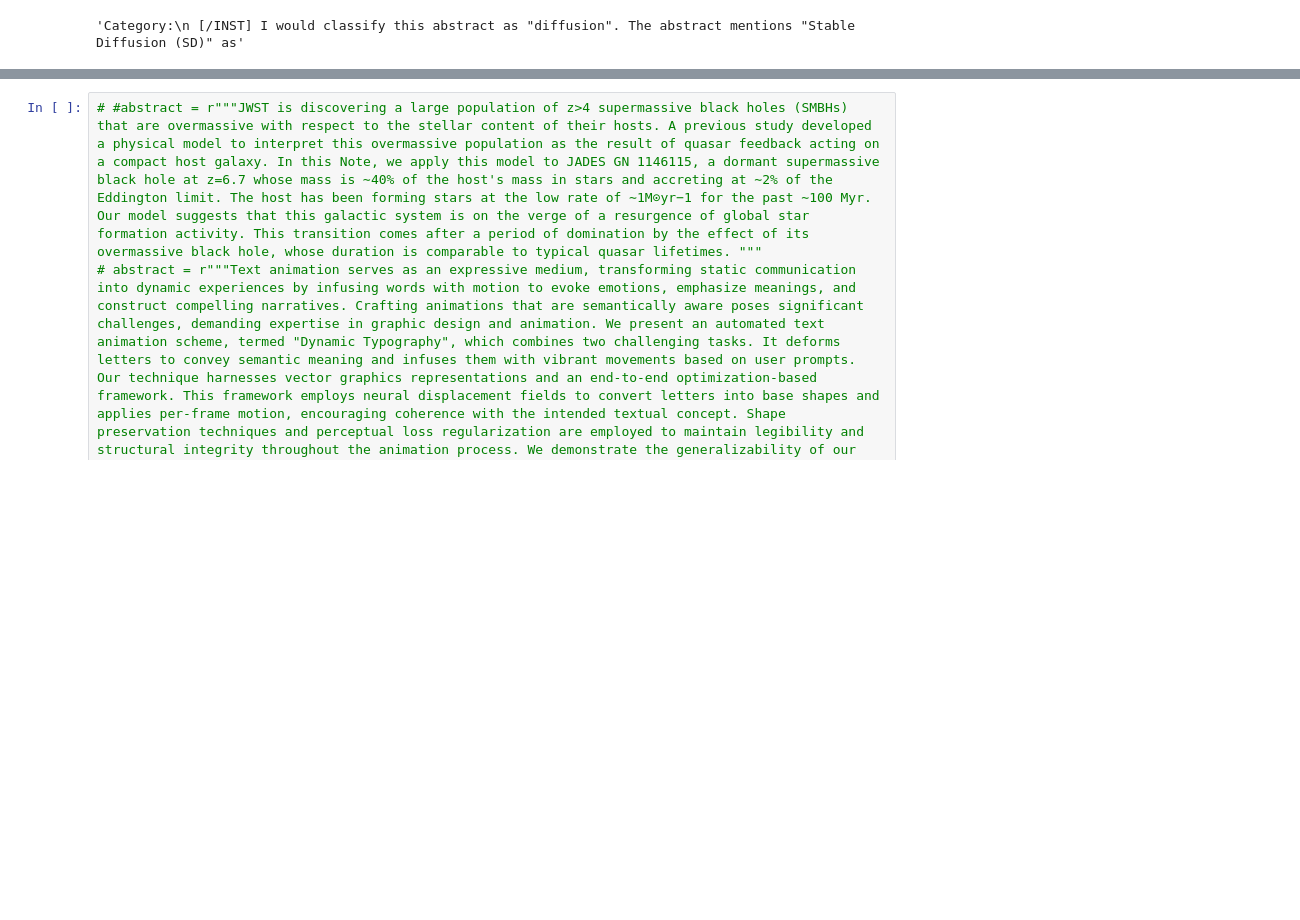
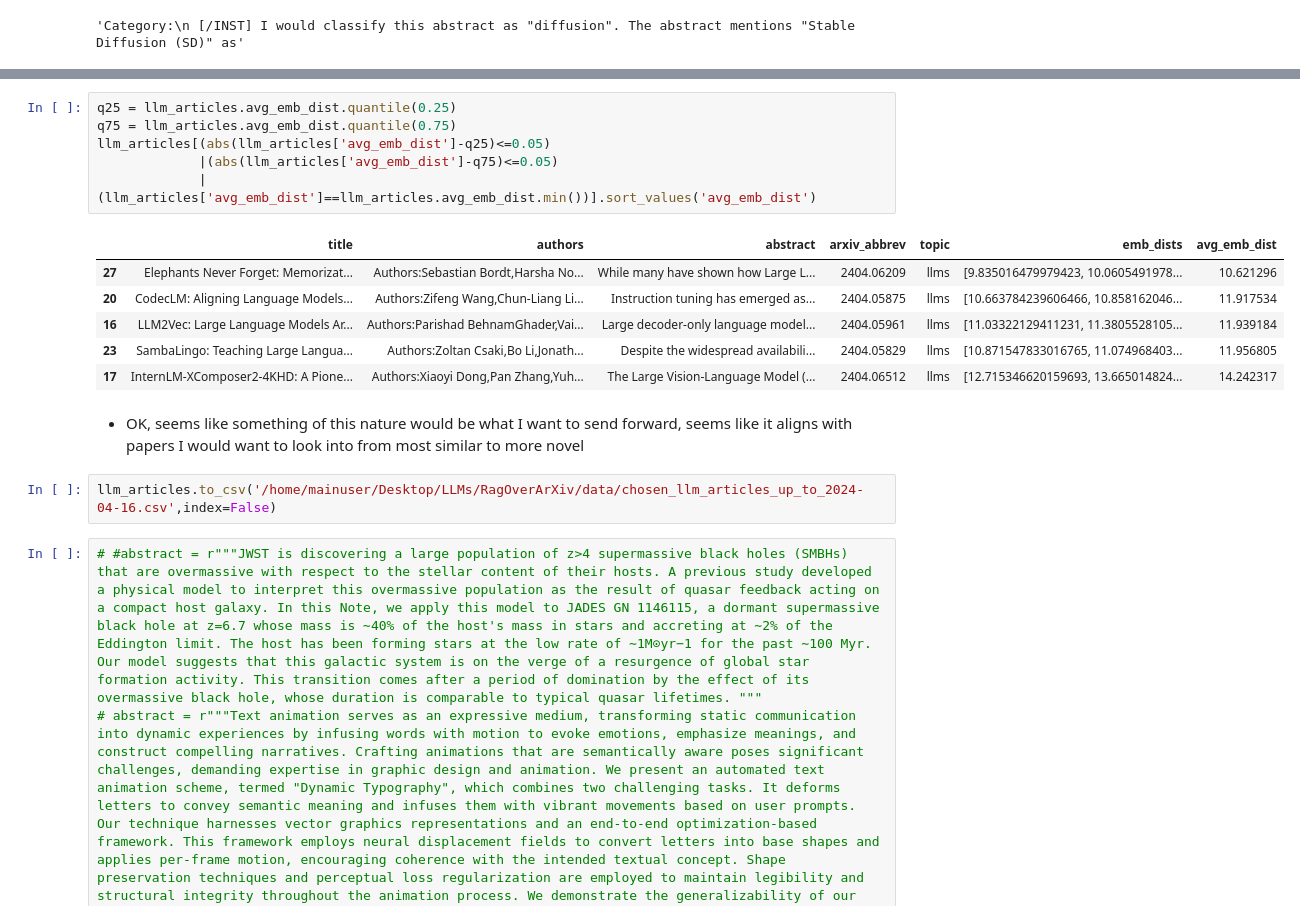
Before and after one commit to dapopov-st/arXiv-llms-assistant, a Jupyter notebook: nbs/make_embeds.ipynb, the cells around one changed output, grey strips where cells are left out. Cells and saved outputs as stored; diff of their text form; blank space fills up the shorter version.

```diff
--- a/nbs/make_embeds.ipynb
+++ b/nbs/make_embeds.ipynb
@@ -491,2 +620,19 @@ classify_topic(abstract)
+# %%
+q25 = llm_articles.avg_emb_dist.quantile(0.25)
+q75 = llm_articles.avg_emb_dist.quantile(0.75)
+llm_articles[(abs(llm_articles['avg_emb_dist']-q25)<=0.05)
+             |(abs(llm_articles['avg_emb_dist']-q75)<=0.05)
+             |(llm_articles['avg_emb_dist']==llm_articles.avg_emb_dist.min())].sort_values('avg_emb_dist')
+# %% [output]
+|  | title | authors | abstract | arxiv_abbrev | topic | emb_dists | avg_emb_dist |
+| 27 | Elephants Never Forget: Memorizat... | Authors:Sebastian Bordt,Harsha No... | While many have shown how Large L... | 2404.06209 | llms | [9.835016479979423, 10.0605491978... | 10.621296 |
+| 20 | CodecLM: Aligning Language Models... | Authors:Zifeng Wang,Chun-Liang Li... | Instruction tuning has emerged as... | 2404.05875 | llms | [10.663784239606466, 10.858162046... | 11.917534 |
+| 16 | LLM2Vec: Large Language Models Ar... | Authors:Parishad BehnamGhader,Vai... | Large decoder-only language model... | 2404.05961 | llms | [11.03322129411231, 11.3805528105... | 11.939184 |
+| 23 | SambaLingo: Teaching Large Langua... | Authors:Zoltan Csaki,Bo Li,Jonath... | Despite the widespread availabili... | 2404.05829 | llms | [10.871547833016765, 11.074968403... | 11.956805 |
+| 17 | InternLM-XComposer2-4KHD: A Pione... | Authors:Xiaoyi Dong,Pan Zhang,Yuh... | The Large Vision-Language Model (... | 2404.06512 | llms | [12.715346620159693, 13.665014824... | 14.242317 |
+# %% [markdown]
+- OK, seems like something of this nature would be what I want to send forward, seems like it aligns with papers I would want to look into from most similar to more novel
+# %%
+llm_articles.to_csv('/home/mainuser/Desktop/LLMs/RagOverArXiv/data/chosen_llm_articles_up_to_2024-04-16.csv',index=False)
 # %%
 # #abstract = r"""JWST is discovering a large population of z>4 supermassive black holes (SMBHs) that are overmassive with respect to the stellar content of their hosts. A previous study developed a physical model to interpret this overmassive population as the result of quasar feedback acting on a compact host galaxy. In this Note, we apply this model to JADES GN 1146115, a dormant supermassive black hole at z=6.7 whose mass is ∼40% of the host's mass in stars and accreting at ∼2% of the Eddington limit. The host has been forming stars at the low rate of ∼1M⊙yr−1 for the past ∼100 Myr. Our model suggests that this galactic system is on the verge of a resurgence of global star formation activity. This transition comes after a period of domination by the effect of its overmassive black hole, whose duration is comparable to typical quasar lifetimes. """
```
Also changed, not shown: parts of 41 cells of this notebook.
